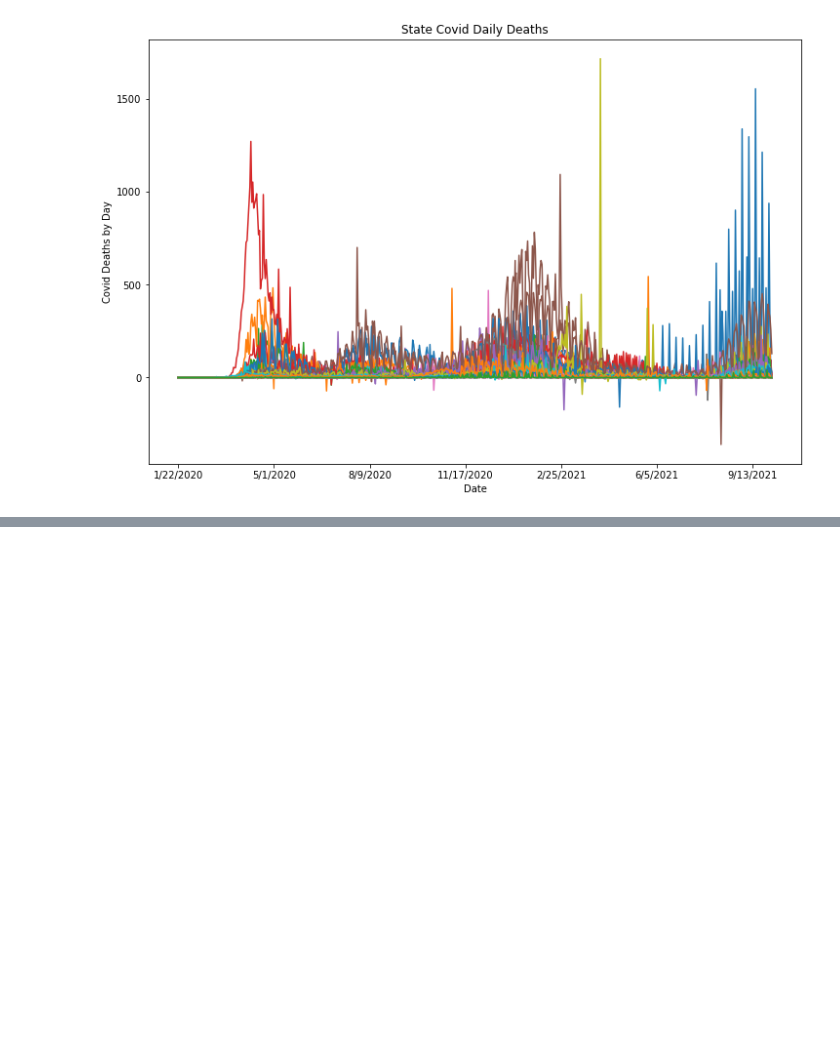
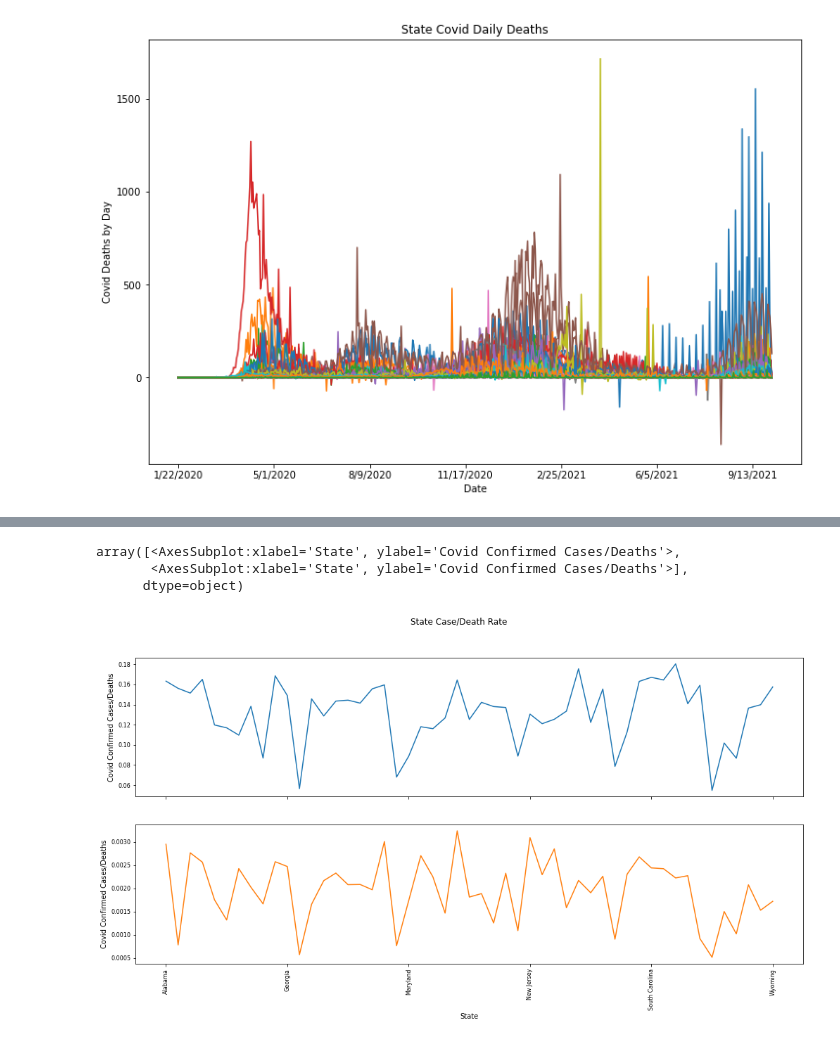
Before and after one commit to sdguerrette/capstone_project, a Jupyter notebook: daily_death_rate_plot.ipynb, the cells around one changed output, grey strips where cells are left out. Saved outputs shown, nothing was run; the diff lists cells and outputs as text; code cells hidden in the pictures; blank space fills up the shorter version.

```diff
--- a/daily_death_rate_plot.ipynb
+++ b/daily_death_rate_plot.ipynb
@@ -24,0 +66,9 @@ covid_death_df.plot(kind='line', figsize=(12,8) ,x='Unnamed: 0',legend=False, ti
+# %%
+covid_stats_df.plot(kind='line', figsize=(17,8) ,x='State',y=['case_rate','death_rate'],legend=False,
+                    title='State Case/Death Rate', xlabel='State', ylabel='Covid Confirmed Cases/Deaths',
+                    rot = '90', fontsize='8',subplots=True)
+# %% [output]
+array([<AxesSubplot:xlabel='State', ylabel='Covid Confirmed Cases/Deaths'>,
+       <AxesSubplot:xlabel='State', ylabel='Covid Confirmed Cases/Deaths'>],
+      dtype=object)
+[figure, added]
```
Also changed, not shown: parts of 14 cells of this notebook, 4 other files.
